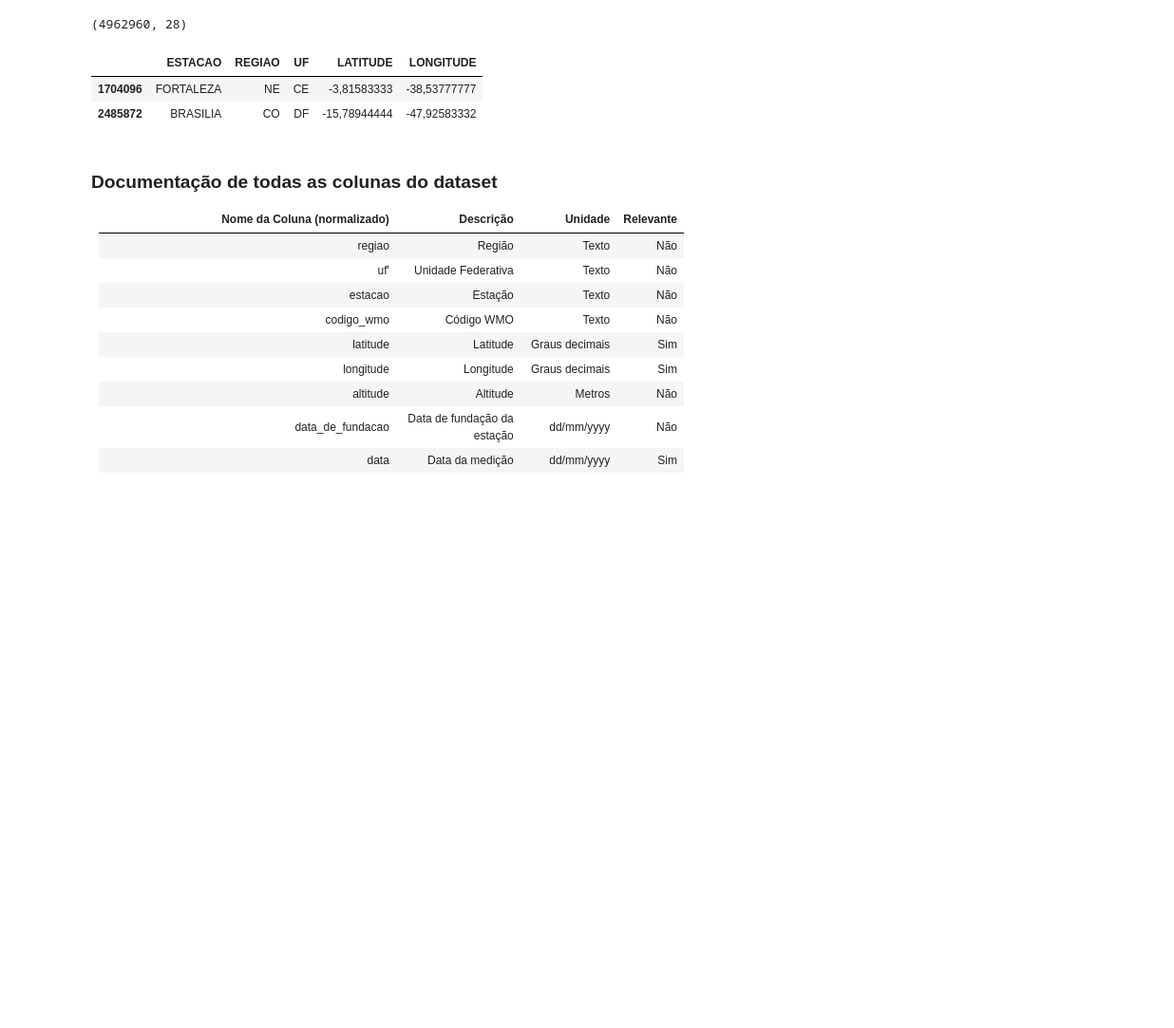
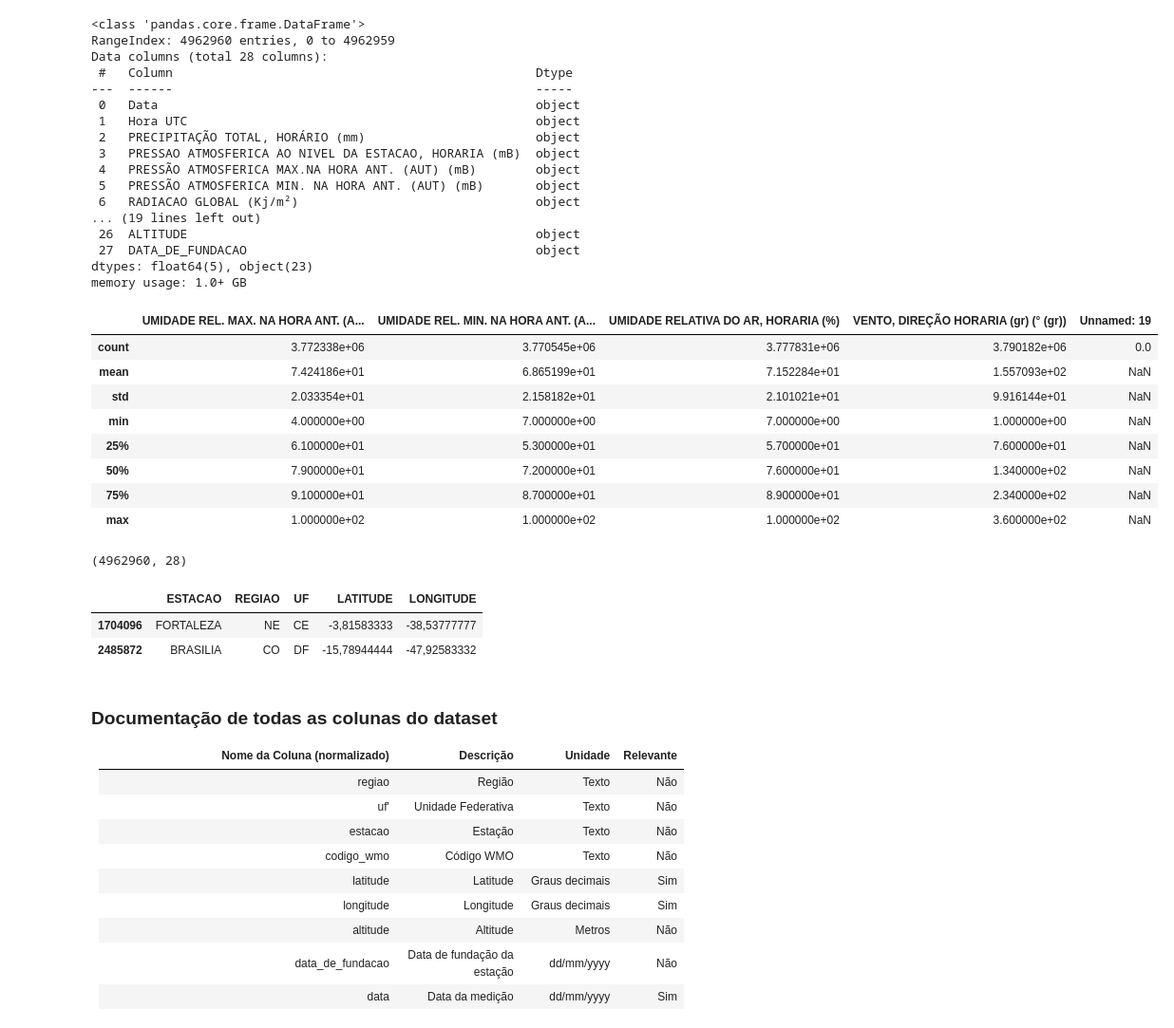
Before and after one commit to Lucasas001/MLE_FIAP_FASE_3, a Jupyter notebook: estudo/main.ipynb, the cells around one changed output. Shown at 95% size. Cells and saved outputs as stored; diff of their text form; code cells hidden in the pictures; blank space fills up the shorter version.

```diff
--- a/estudo/main.ipynb
+++ b/estudo/main.ipynb
@@ -104 +102,31 @@ final_df = combine_csv_files(csv_list_initial)
+# %%
+final_df.info()
+final_df.describe()
+# %% [output]
+<class 'pandas.core.frame.DataFrame'>
+RangeIndex: 4962960 entries, 0 to 4962959
+Data columns (total 28 columns):
+ #   Column                                                 Dtype
+---  ------                                                 -----
+ 0   Data                                                   object
+ 1   Hora UTC                                               object
+ 2   PRECIPITAÇÃO TOTAL, HORÁRIO (mm)                       object
+ 3   PRESSAO ATMOSFERICA AO NIVEL DA ESTACAO, HORARIA (mB)  object
+ 4   PRESSÃO ATMOSFERICA MAX.NA HORA ANT. (AUT) (mB)        object
+ 5   PRESSÃO ATMOSFERICA MIN. NA HORA ANT. (AUT) (mB)       object
+ 6   RADIACAO GLOBAL (Kj/m²)                                object
+... (19 lines left out)
+ 26  ALTITUDE                                               object
+ 27  DATA_DE_FUNDACAO                                       object
+dtypes: float64(5), object(23)
+memory usage: 1.0+ GB
+|  | UMIDADE REL. MAX. NA HORA ANT. (A... | UMIDADE REL. MIN. NA HORA ANT. (A... | UMIDADE RELATIVA DO AR, HORARIA (%) | VENTO, DIREÇÃO HORARIA (gr) (° (gr)) | Unnamed: 19 |
+| count | 3.772338e+06 | 3.770545e+06 | 3.777831e+06 | 3.790182e+06 | 0.0 |
+| mean | 7.424186e+01 | 6.865199e+01 | 7.152284e+01 | 1.557093e+02 | NaN |
+| std | 2.033354e+01 | 2.158182e+01 | 2.101021e+01 | 9.916144e+01 | NaN |
+| min | 4.000000e+00 | 7.000000e+00 | 7.000000e+00 | 1.000000e+00 | NaN |
+| 25% | 6.100000e+01 | 5.300000e+01 | 5.700000e+01 | 7.600000e+01 | NaN |
+| 50% | 7.900000e+01 | 7.200000e+01 | 7.600000e+01 | 1.340000e+02 | NaN |
+| 75% | 9.100000e+01 | 8.700000e+01 | 8.900000e+01 | 2.340000e+02 | NaN |
+| max | 1.000000e+02 | 1.000000e+02 | 1.000000e+02 | 3.600000e+02 | NaN |
 # %%
```
Also changed, not shown: parts of 41 cells of this notebook, 3 other files.
